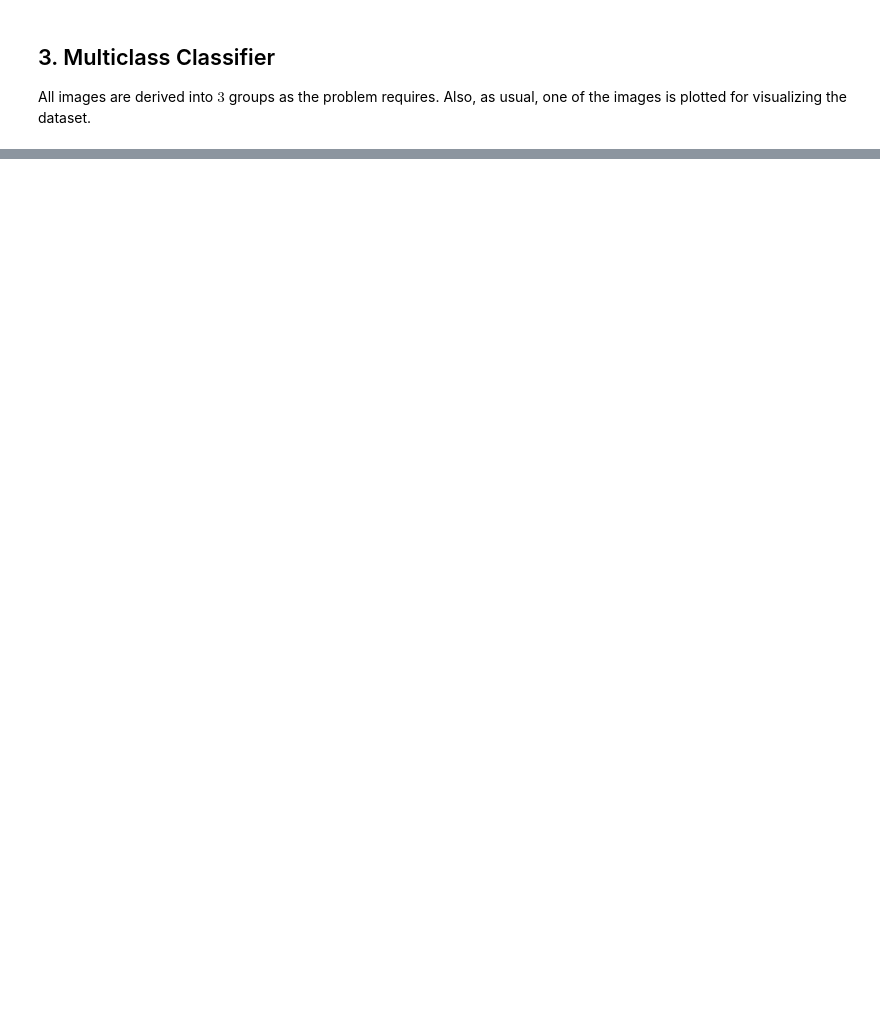
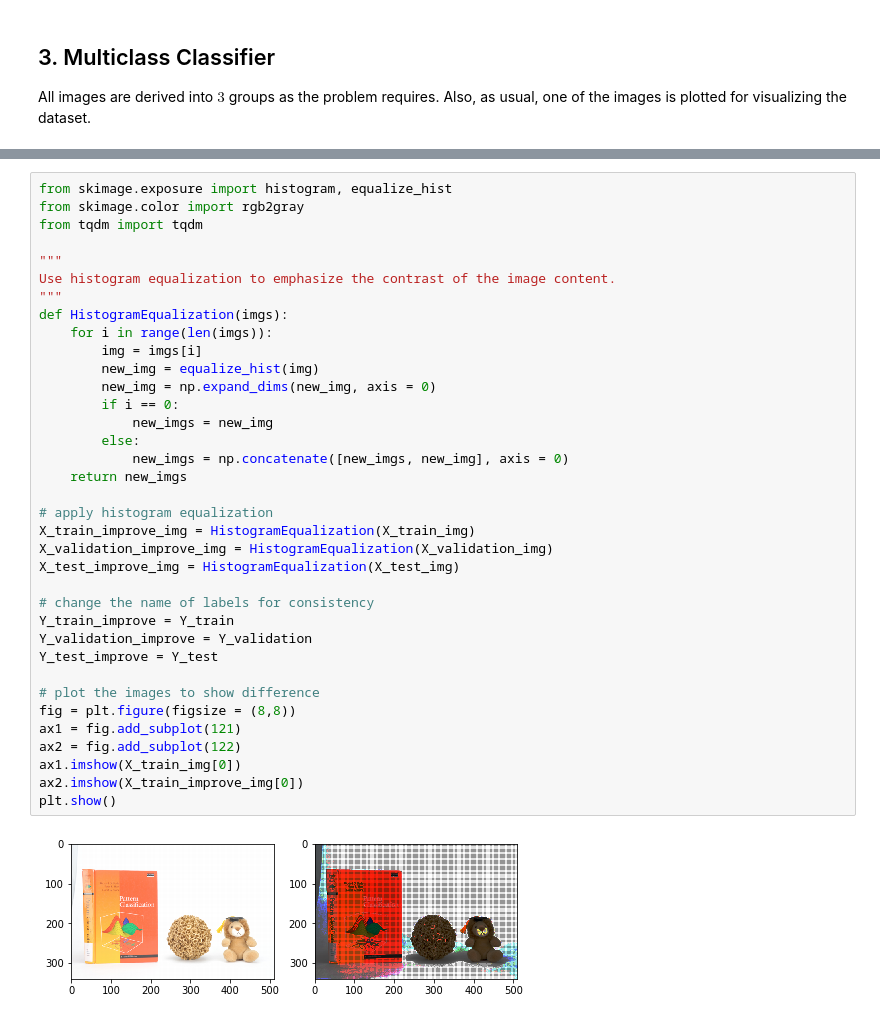
Before and after one commit to ZhangAoCanada/CSI5139F_Assignments, a Jupyter notebook: assignment1/Ao_Zhang/Assignment_1.ipynb, the cells around one changed output, grey strips where cells are left out. Saved outputs shown, nothing was run; the diff lists cells and outputs as text; blank space fills up the shorter version.

```diff
--- a/assignment1/Ao_Zhang/Assignment_1.ipynb
+++ b/assignment1/Ao_Zhang/Assignment_1.ipynb
@@ -474,0 +427,38 @@ print(Y_train_improve.shape)
+# %%
+from skimage.exposure import histogram, equalize_hist
+from skimage.color import rgb2gray
+from tqdm import tqdm
+
+"""
+Use histogram equalization to emphasize the contrast of the image content.
+"""
+def HistogramEqualization(imgs):
+    for i in range(len(imgs)):
+        img = imgs[i]
+        new_img = equalize_hist(img)
+        new_img = np.expand_dims(new_img, axis = 0)
+        if i == 0:
+            new_imgs = new_img
+        else:
+            new_imgs = np.concatenate([new_imgs, new_img], axis = 0)
+    return new_imgs
+
+# apply histogram equalization
+X_train_improve_img = HistogramEqualization(X_train_img)
+X_validation_improve_img = HistogramEqualization(X_validation_img)
+X_test_improve_img = HistogramEqualization(X_test_img)
+
+# change the name of labels for consistency
+Y_train_improve = Y_train
+Y_validation_improve = Y_validation
+Y_test_improve = Y_test
+
+# plot the images to show difference
+fig = plt.figure(figsize = (8,8))
+ax1 = fig.add_subplot(121)
+ax2 = fig.add_subplot(122)
+ax1.imshow(X_train_img[0])
+ax2.imshow(X_train_improve_img[0])
+plt.show()
+# %% [output]
+[figure, added]
```
Also changed, not shown: parts of 17 cells of this notebook.
